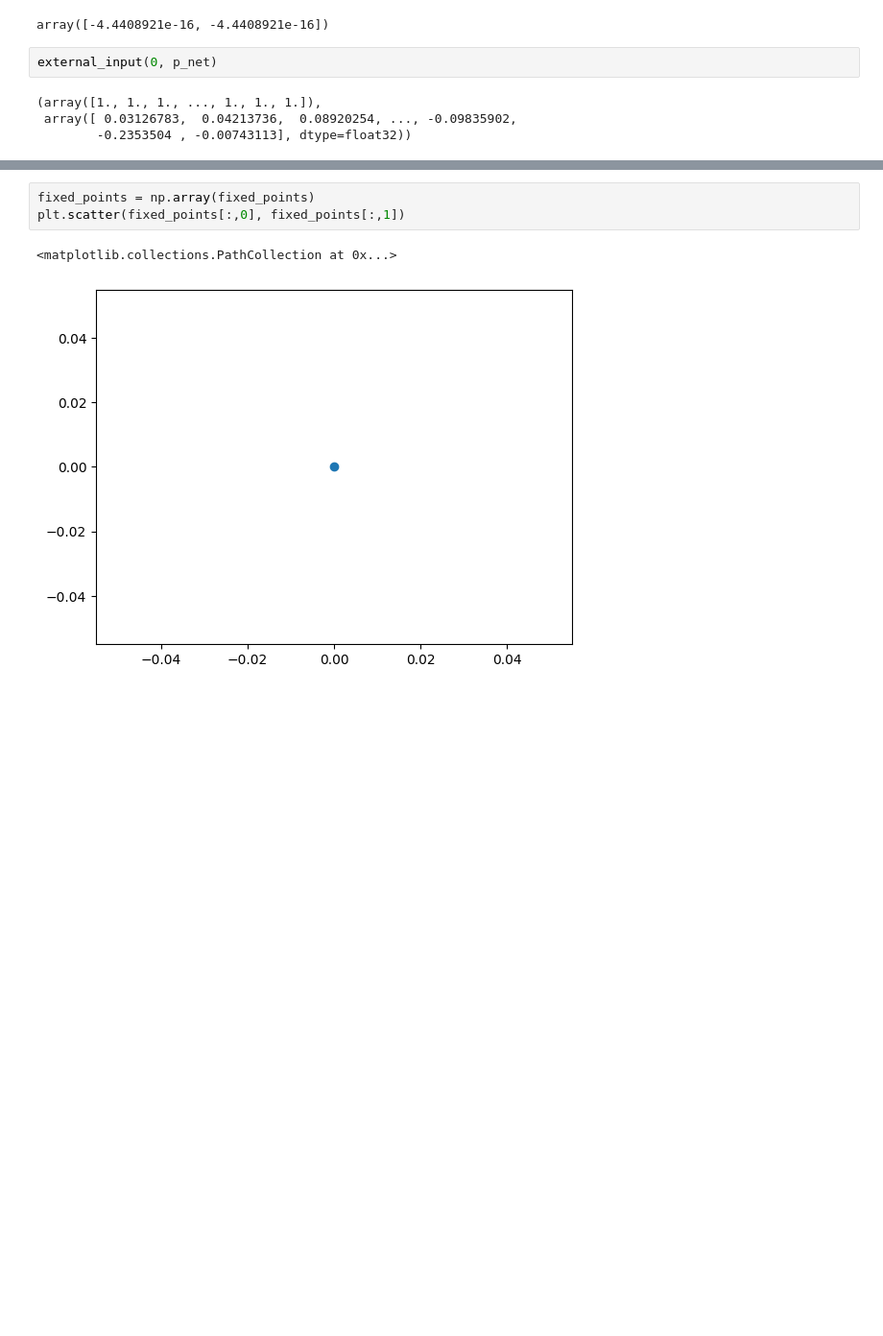
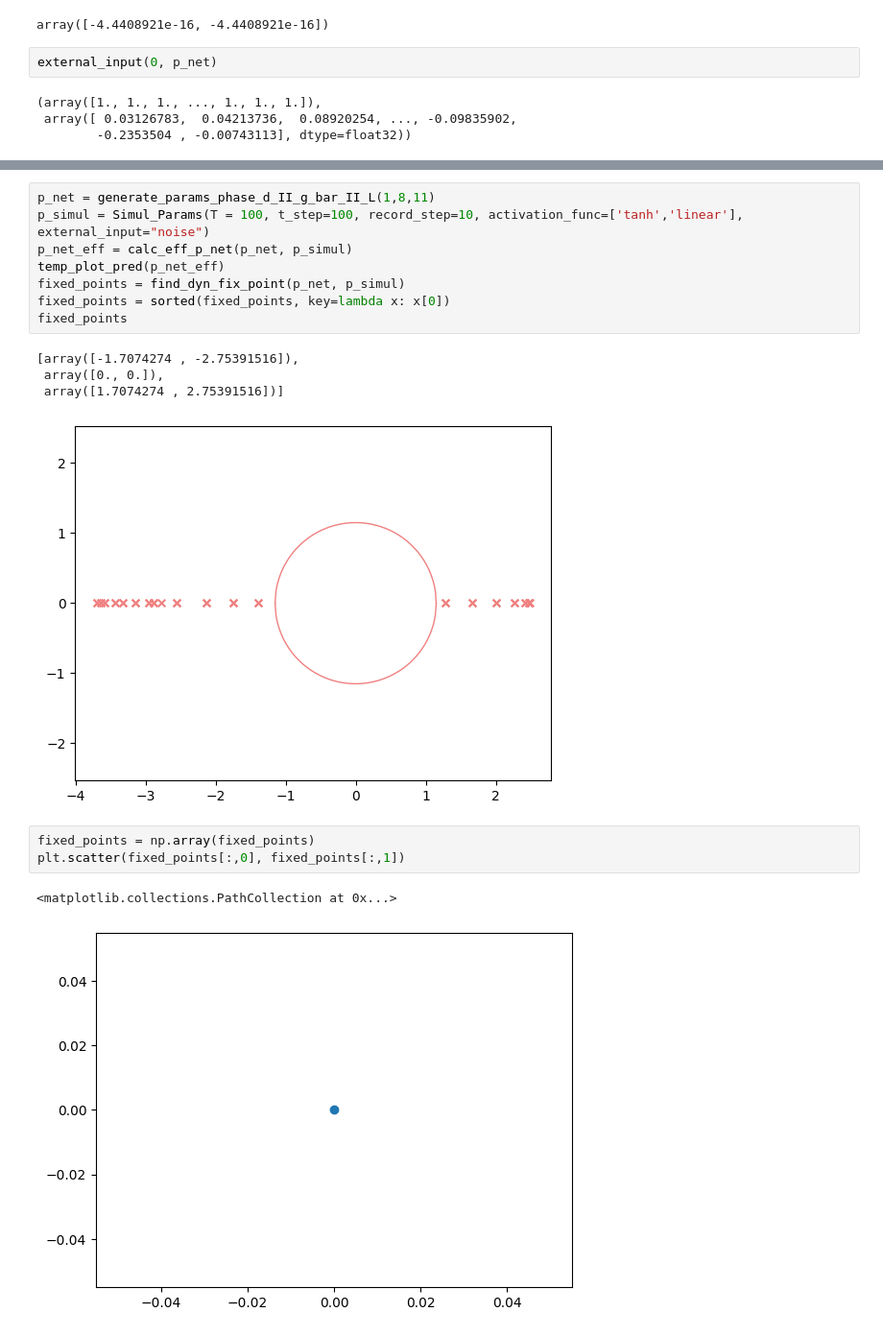
Before and after one commit to huang-yh20/spatial-linear-project, a Jupyter notebook: code/artfigs_NC/debug.ipynb, the cells around one changed output, grey strips where cells are left out. Shown at 96% size. Drawn from its saved outputs; the diff is of its cells as text; blank space fills up the shorter version.

```diff
--- a/code/artfigs_NC/debug.ipynb
+++ b/code/artfigs_NC/debug.ipynb
@@ -93,3 +119,16 @@ FileNotFoundError: [Errno 2] No such file or directory: './figs/artfigs_NC_try_p
+# %%
+p_net = generate_params_phase_d_II_g_bar_II_L(1,8,11)
+p_simul = Simul_Params(T = 100, t_step=100, record_step=10, activation_func=['tanh','linear'], external_input="noise")
+p_net_eff = calc_eff_p_net(p_net, p_simul)
+temp_plot_pred(p_net_eff)
+fixed_points = find_dyn_fix_point(p_net, p_simul)
+fixed_points = sorted(fixed_points, key=lambda x: x[0])
+fixed_points
+# %% [output]
+[array([-1.7074274 , -2.75391516]),
+ array([0., 0.]),
+ array([1.7074274 , 2.75391516])]
+[figure, added]
 # %%
 fixed_points = np.array(fixed_points)
 plt.scatter(fixed_points[:,0], fixed_points[:,1])
```
Also changed, not shown: parts of 5 cells of this notebook, 6 other files.
